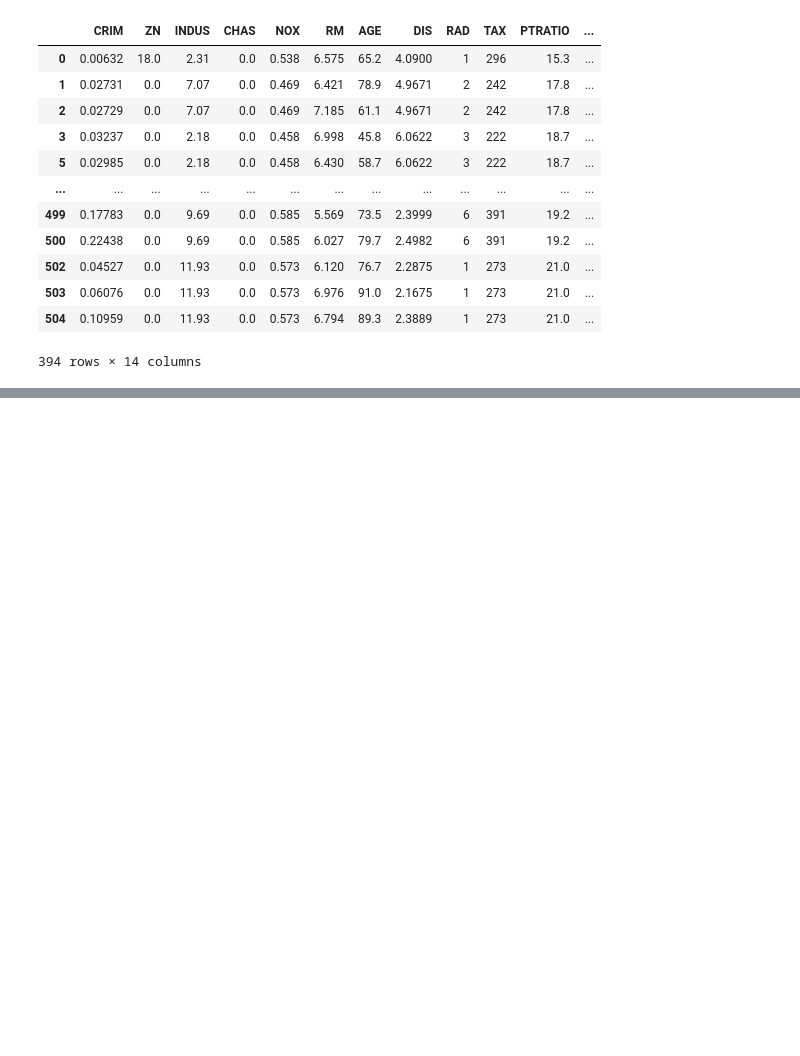
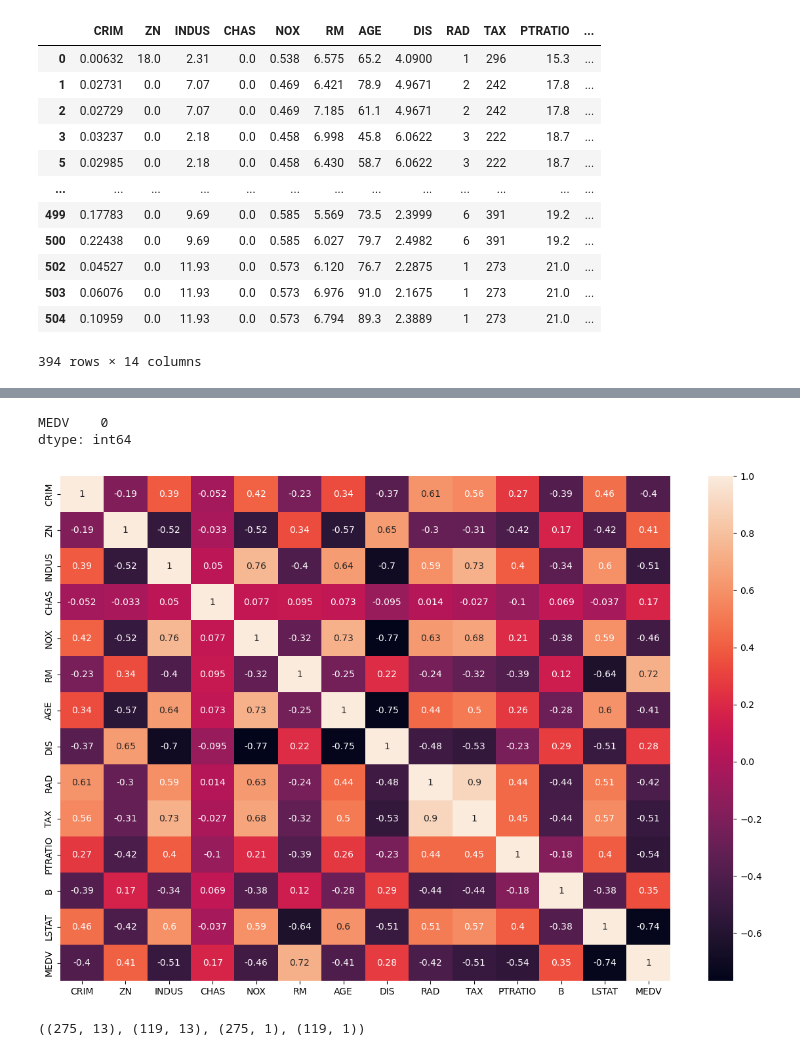
Before and after one commit to Assaulterx/Datasets-with-anaconda-and-jupyter-notebook, a Jupyter notebook: Prac4.ipynb, the cells around one changed output, grey strips where cells are left out. Saved outputs shown, nothing was run; the diff lists cells and outputs as text; code cells hidden in the pictures; blank space fills up the shorter version.

```diff
--- a/Prac4.ipynb
+++ b/Prac4.ipynb
@@ -33,0 +89,11 @@ df
+# %%
+y.isnull().sum()
+# %% [output]
+MEDV    0
+dtype: int64
+# %%
+plt.figure(figsize=(15,10))
+sns.heatmap(df.corr(), annot=True)
+plt.show()
+# %% [output]
+[figure, added]
@@ -33,0 +106,4 @@ df
+# %%
+x_train.shape, x_test.shape, y_train.shape, y_test.shape
+# %% [output]
+((275, 13), (119, 13), (275, 1), (119, 1))
```
Also changed, not shown: parts of 14 cells of this notebook.
